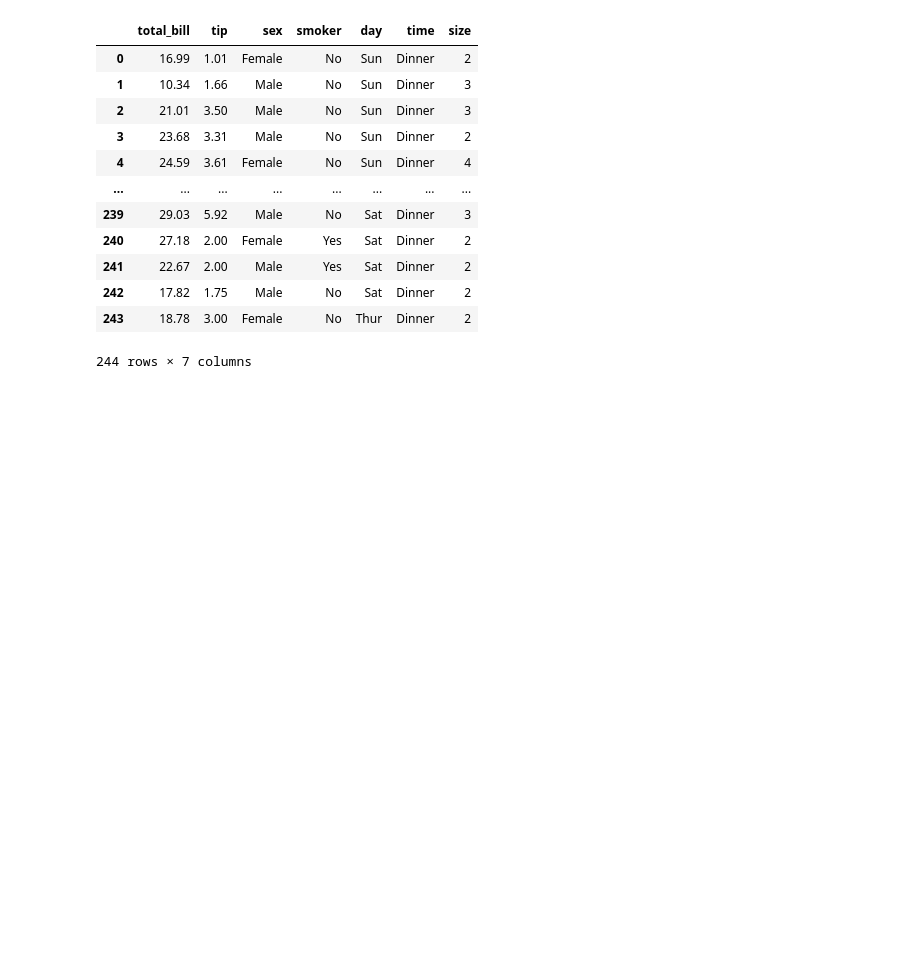
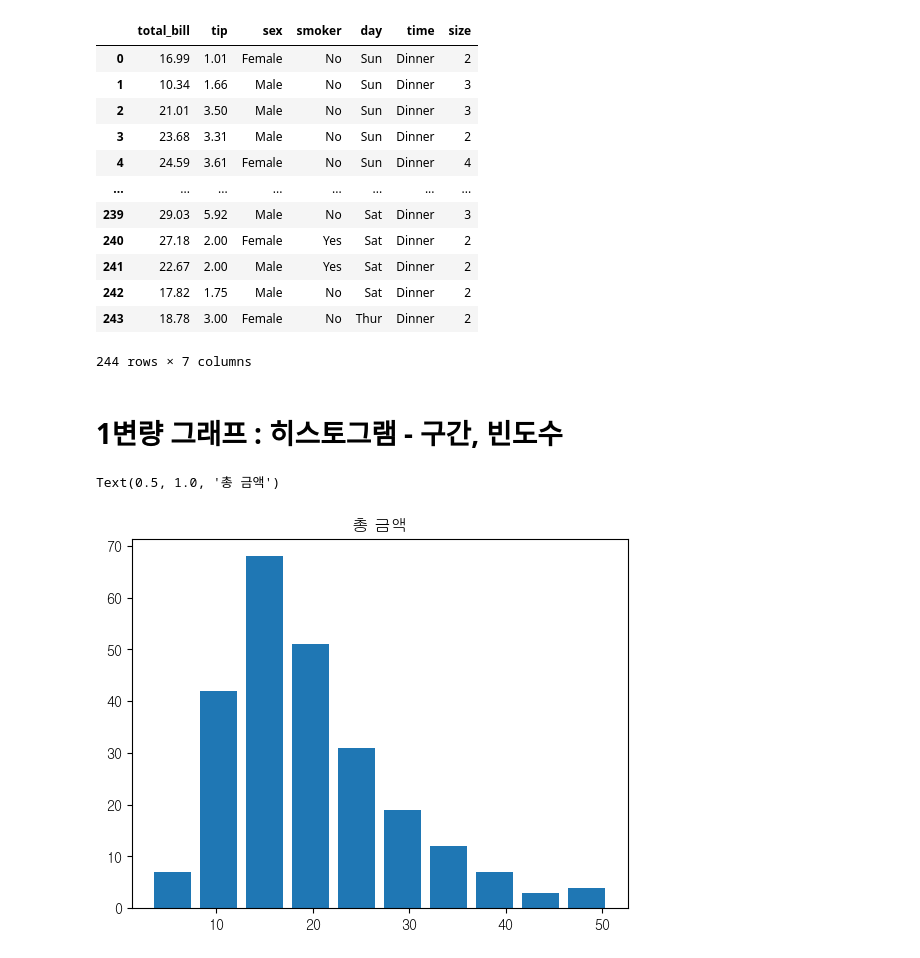
Before and after one commit to jjuuu999/hipython, a Jupyter notebook: 43.시각화.ipynb, the cells around one changed output. Saved outputs shown, nothing was run; the diff lists cells and outputs as text; code cells hidden in the pictures; blank space fills up the shorter version.

```diff
--- a/43.시각화.ipynb
+++ b/43.시각화.ipynb
@@ -175,3 +175,11 @@ tips_df
 | 242 | 17.82 | 1.75 | Male | No | Sat | Dinner | 2 |
 | 243 | 18.78 | 3.00 | Female | No | Thur | Dinner | 2 |
 244 rows × 7 columns
+# %% [markdown]
+# 1변량 그래프 : 히스토그램 - 구간, 빈도수
+# %%
+plt.hist(data=tips_df, x='total_bill', bins=10, rwidth=0.8)
+plt.title('총 금액')
+# %% [output]
+Text(0.5, 1.0, '총 금액')
+[figure, added]
```
Also changed, not shown: parts of 4 cells of this notebook, 3 other files.
